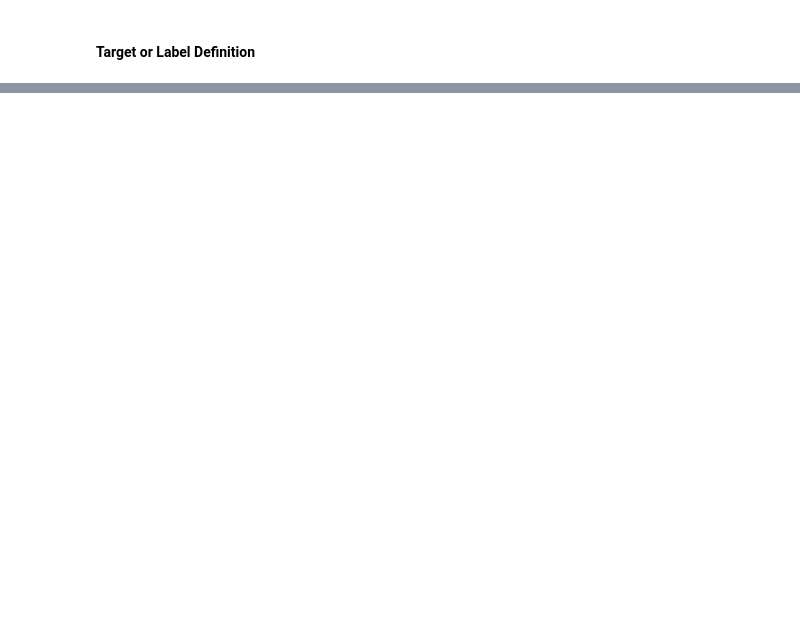
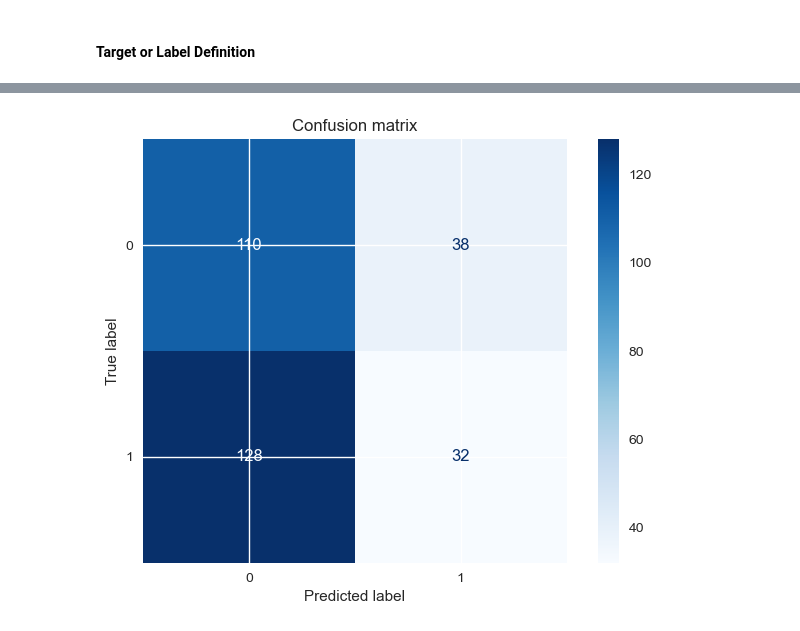
Before and after one commit to fbristotti/cqf, a Jupyter notebook: exam3/exam3.ipynb, the cells around one changed output, grey strips where cells are left out. Cells and saved outputs as stored; diff of their text form; code cells hidden in the pictures; blank space fills up the shorter version.

```diff
--- a/exam3/exam3.ipynb
+++ b/exam3/exam3.ipynb
@@ -180,0 +185,2 @@ $$
+# %%
+X = df_featured[['oc', 'hl']].values
@@ -180,0 +189,2 @@ $$
+# %%
+X_train, X_test, y_train, y_test = train_test_split(X, y, test_size = 0.25, random_state = 0)
@@ -180,0 +193,4 @@ $$
+# %%
+sc = StandardScaler()
+X_train = sc.fit_transform(X_train)
+X_test = sc.transform(X_test)
@@ -180,0 +215,3 @@ $$
+# %%
+classifier = SVC(kernel = 'rbf', random_state=0)
+classifier.fit(X_train, y_train)
@@ -180,0 +238,13 @@ $$
+# %%
+# Display confussion matrix
+disp = ConfusionMatrixDisplay.from_estimator(
+        classifier,
+        X_test,
+        y_test,
+        display_labels=classifier.classes_,
+        cmap=plt.cm.Blues
+    )
+disp.ax_.set_title('Confusion matrix')
+plt.show()
+# %% [output]
+[figure, added]
```
Also changed, not shown: parts of 13 cells of this notebook.
